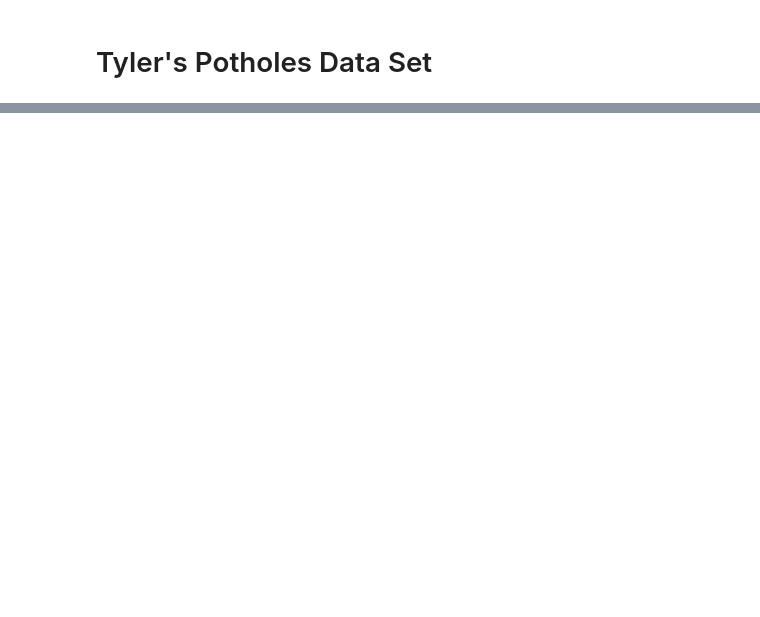
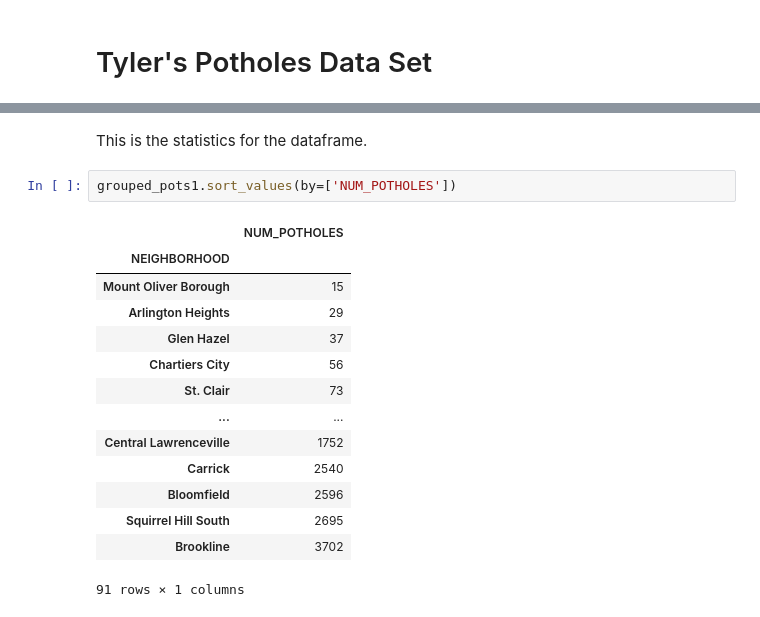
Before and after one commit to d3tk/CMPINF0010-FINAL-PROJECT, a Jupyter notebook: PotholeData.ipynb, the cells around one changed output, grey strips where cells are left out. Drawn from its saved outputs; the diff is of its cells as text; blank space fills up the shorter version.

```diff
--- a/PotholeData.ipynb
+++ b/PotholeData.ipynb
@@ -50,3 +71,22 @@ grouped_pots1.head()
+# %% [markdown]
+This is the statistics for the dataframe.
+# %%
+grouped_pots1.sort_values(by=['NUM_POTHOLES'])
+# %% [output]
+|  | NUM_POTHOLES |
+| NEIGHBORHOOD |  |
+| Mount Oliver Borough | 15 |
+| Arlington Heights | 29 |
+| Glen Hazel | 37 |
+| Chartiers City | 56 |
+| St. Clair | 73 |
+| ... | ... |
+| Central Lawrenceville | 1752 |
+| Carrick | 2540 |
+| Bloomfield | 2596 |
+| Squirrel Hill South | 2695 |
+| Brookline | 3702 |
+91 rows × 1 columns
 # %%
 hoods = geopandas.read_file("Neighborhoods/Neighborhoods_.shp")
 maps = hoods.merge(grouped_pots1, how='left', left_on='hood', right_on='NEIGHBORHOOD')
```
Also changed, not shown: parts of 23 cells of this notebook.
